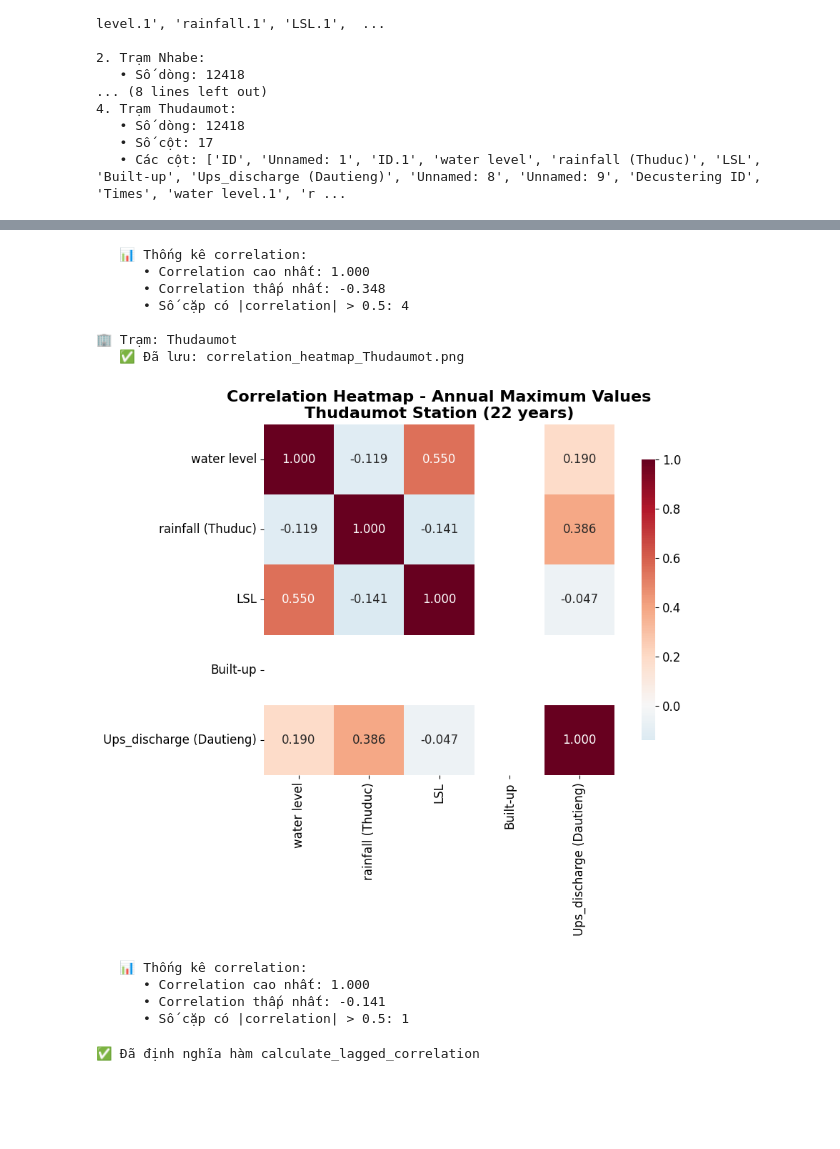
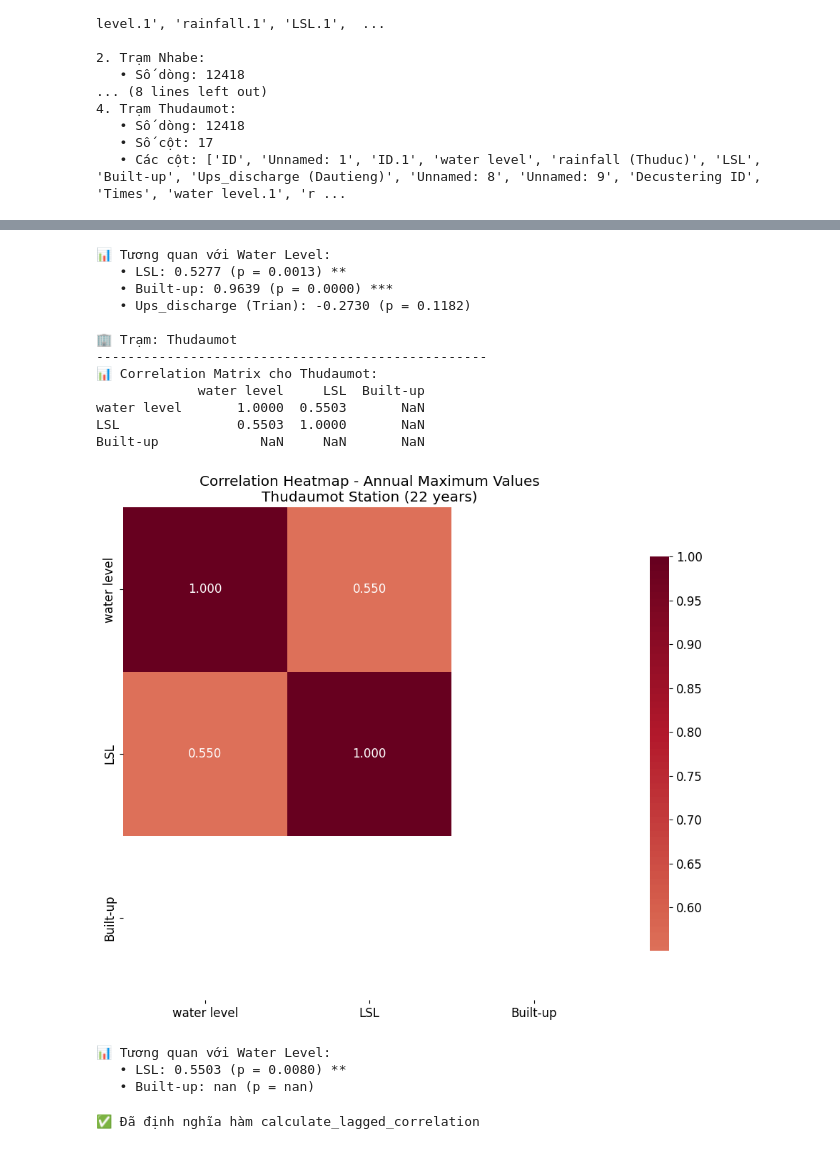
Before and after one commit to Trung-Nam-2512/analysis-heatmap, a Jupyter notebook: analysis.ipynb, the cells around one changed output, grey strips where cells are left out. Saved outputs shown, nothing was run; the diff lists cells and outputs as text; code cells hidden in the pictures; blank space fills up the shorter version.

```diff
--- a/analysis.ipynb
+++ b/analysis.ipynb
@@ -94,8 +94,8 @@ for i, sheet in enumerate(sheet_names, 1):
 station_variables = {
     'Bienhoa': ['water level', 'rainfall', 'LSL', 'Built-up', 'Ups_discharge (Trian)'],
     'Nhabe': ['water level', 'rainfall', 'LSL', 'Built-up', 'Ups_discharge (Trian)'],
-    'Phuan': ['water level', 'rainfall(TSN)', 'LSL', 'Built-up', 'Ups_discharge (Trian)'],
-    'Thudaumot': ['water level', 'rainfall (Thuduc)', 'LSL', 'Built-up', 'Ups_discharge (Dautieng)']
+    'Phuan': ['water level', 'rainfall', 'LSL', 'Built-up', 'Ups_discharge (Trian)'],
+    'Thudaumot': ['water level', 'rainfall', 'LSL', 'Built-up', 'Ups_discharge (Trian)']
 }
 
 print("📋 Định nghĩa biến thủy văn cho từng trạm:")
@@ -198,9 +182,8 @@ print(f"\n✅ Hoàn thành xử lý dữ liệu annual maximum cho {len(annual_m
 # %%
 # Tạo correlation heatmap cho từng trạm
-print("📊 Tạo correlation heatmap cho annual maximum...")
-
 for station, station_info in annual_max_data.items():
     print(f"\n🏢 Trạm: {station}")
+    print("-" * 50)
 
     data = station_info['data']
     variables = station_info['variables']
@@ -208,32 +191,24 @@ for station, station_info in annual_max_data.items():
     # Tính correlation matrix
     corr_matrix = data.corr()
 
-    # Tạo heatmap - HIỂN THỊ ĐẦY ĐỦ (không dùng mask)
+    print(f"📊 Correlation Matrix cho {station}:")
+    print(corr_matrix.round(4))
+
+    # Tạo heatmap
     plt.figure(figsize=(10, 8))
-
-    # Vẽ heatmap đầy đủ
-    sns.heatmap(corr_matrix,
-                annot=True,
-                cmap='RdBu_r',
-                center=0,
-                square=True,
-                fmt='.3f',
-                cbar_kws={"shrink": .8})
-
-    plt.title(f'Correlation Heatmap - Annual Maximum Values\n{station} Station ({station_info["years"]} years)',
-              fontsize=16, fontweight='bold')
+    sns.heatmap(corr_matrix, annot=True, cmap='RdBu_r', center=0,
+                square=True, fmt='.3f', cbar_kws={"shrink": .8})
+    plt.title(f'Correlation Heatmap - Annual Maximum Values\n{station} Station ({station_info["years"]} years)')
     plt.tight_layout()
-
-    # Lưu biểu đồ
-    filename = f'correlation_heatmap_{station}.png'
-    plt.savefig(filename, dpi=300, bbox_inches='tight')
-    print(f"   ✅ Đã lưu: {filename}")
-
+    plt.savefig(f'correlation_heatmap_{station}.png', dpi=300, bbox_inches='tight')
     plt.show()
 
-    # Hiển thị thống kê correlation
-    print(f"   📊 Thống kê correlation:")
-    print(f"      • Correlation cao nhất: {corr_matrix.max().max():.3f}")
-    print(f"      • Correlation thấp nhất: {corr_matrix.min().min():.3f}")
-    print(f"      • Số cặp có |correlation| > 0.5: {(abs(corr_matrix) > 0.5).sum().sum() - len(variables)}")
+    # Phân tích correlation với water level
+    if 'water level' in data.columns:
+        print(f"\n📊 Tương quan với Water Level:")
+        for var in variables:
+            if var != 'water level':
+                corr, p_val = stats.pearsonr(data['water level'], data[var])
+                significance = "***" if p_val < 0.001 else "**" if p_val < 0.01 else "*" if p_val < 0.05 else ""
+                print(f"   • {var}: {corr:.4f} (p = {p_val:.4f}) {significance}")
 # %% [output]
@@ -261,15 +265,19 @@ for station, station_info in annual_max_data.items():
-   📊 Thống kê correlation:
-      • Correlation cao nhất: 1.000
-      • Correlation thấp nhất: -0.348
-      • Số cặp có |correlation| > 0.5: 4
+📊 Tương quan với Water Level:
+   • LSL: 0.5277 (p = 0.0013) **
+   • Built-up: 0.9639 (p = 0.0000) ***
+   • Ups_discharge (Trian): -0.2730 (p = 0.1182)
 
 🏢 Trạm: Thudaumot
-   ✅ Đã lưu: correlation_heatmap_Thudaumot.png
+--------------------------------------------------
+📊 Correlation Matrix cho Thudaumot:
+             water level     LSL  Built-up
+water level       1.0000  0.5503       NaN
+LSL               0.5503  1.0000       NaN
+Built-up             NaN     NaN       NaN
-[figure, old version]
+[figure, new version]
-   📊 Thống kê correlation:
-      • Correlation cao nhất: 1.000
-      • Correlation thấp nhất: -0.141
-      • Số cặp có |correlation| > 0.5: 1
+📊 Tương quan với Water Level:
+   • LSL: 0.5503 (p = 0.0080) **
+   • Built-up: nan (p = nan)
 # %%
 # Hàm tính lagged correlation
 def calculate_lagged_correlation(data, var1, var2, lag):
```
Also changed, not shown: parts of 10 cells of this notebook.
